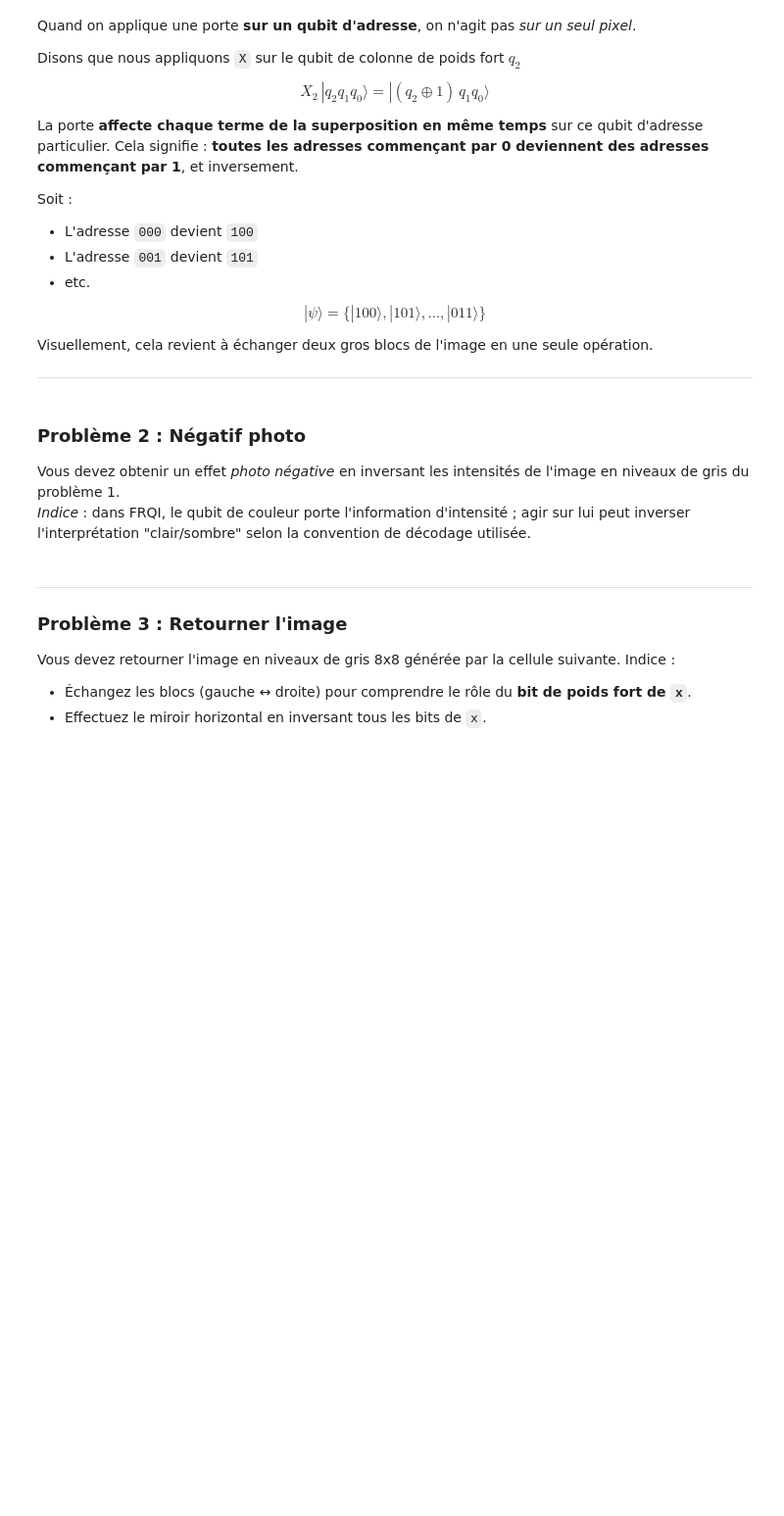
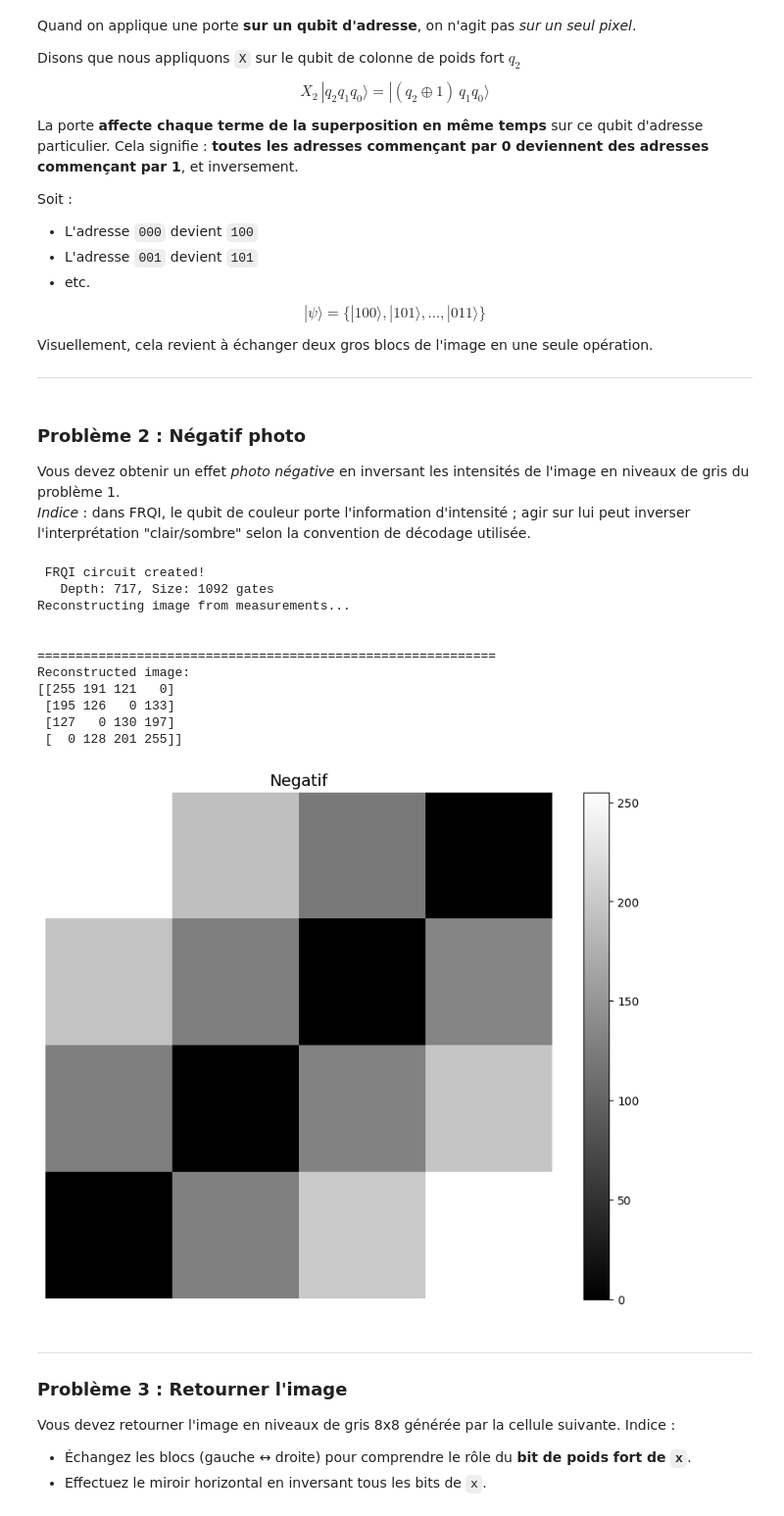
Before and after one commit to inking02/compile-moi-si-tu-peux, a Jupyter notebook: iqucodefest-2026-docs/side_quests/challenge_01_quantum_vision_fundamentals/frqi_challenge_fr.ipynb, the cells around one changed output. Shown at 98% size. Saved outputs shown, nothing was run; the diff lists cells and outputs as text; code cells hidden in the pictures; blank space fills up the shorter version.

```diff
--- a/iqucodefest-2026-docs/side_quests/challenge_01_quantum_vision_fundamentals/frqi_challenge_fr.ipynb
+++ b/iqucodefest-2026-docs/side_quests/challenge_01_quantum_vision_fundamentals/frqi_challenge_fr.ipynb
@@ -726,7 +726,39 @@ Vous devez obtenir un effet *photo négative* en inversant les intensités de l'
 # %%
 # TODO ...
 # Indice : Ajoutez UNE SEULE porte pour inverser les couleurs
 #          la porte agit sur le qubit de couleur (le dernier qubit, d'index n_pos)
+frqi_circuit, n_pos = encode_frqi_grayscale(grayscale_4x4)
+frqi_circuit.x(n_pos)
+
+# very important: add measurement to the circuit
+frqi_circuit.measure_all()
+
+frqi_circuit.draw(output="mpl")
+
+num_shots = 200 * (2**n_pos) # 200 shots per pixel address
+counts = q_utils.run_simulation(frqi_circuit, shots=num_shots)
+
+# Reconstruct
+frqi_reconstructed = reconstruct_grayscale_from_frqi(counts, n_pos, grayscale_4x4.shape)
+
+print(f"\n{'='*60}")
+print("Reconstructed image:")
+print(frqi_reconstructed)
+
+img_utils.display_image(frqi_reconstructed, "Negatif")
+# %% [output]
+ FRQI circuit created!
+   Depth: 717, Size: 1092 gates
+Reconstructing image from measurements...
+
+
+============================================================
+Reconstructed image:
+[[255 191 121   0]
+ [195 126   0 133]
+ [127   0 130 197]
+ [  0 128 201 255]]
+[figure, added]
 # %% [markdown]
 ---
 ### **Problème 3 : Retourner l'image**
```
Also changed, not shown: parts of 5 cells of this notebook.
